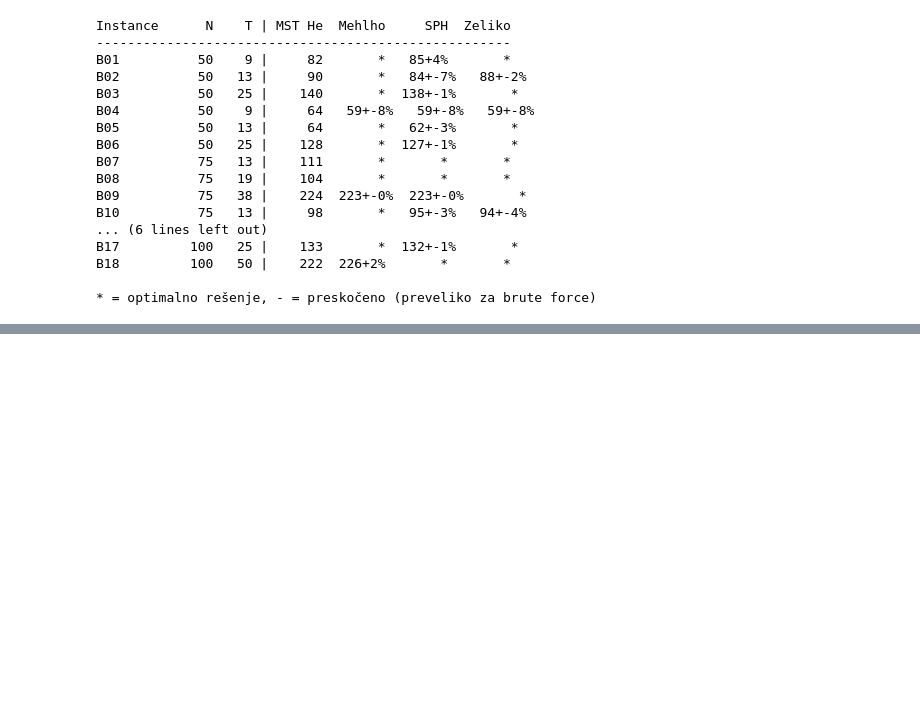
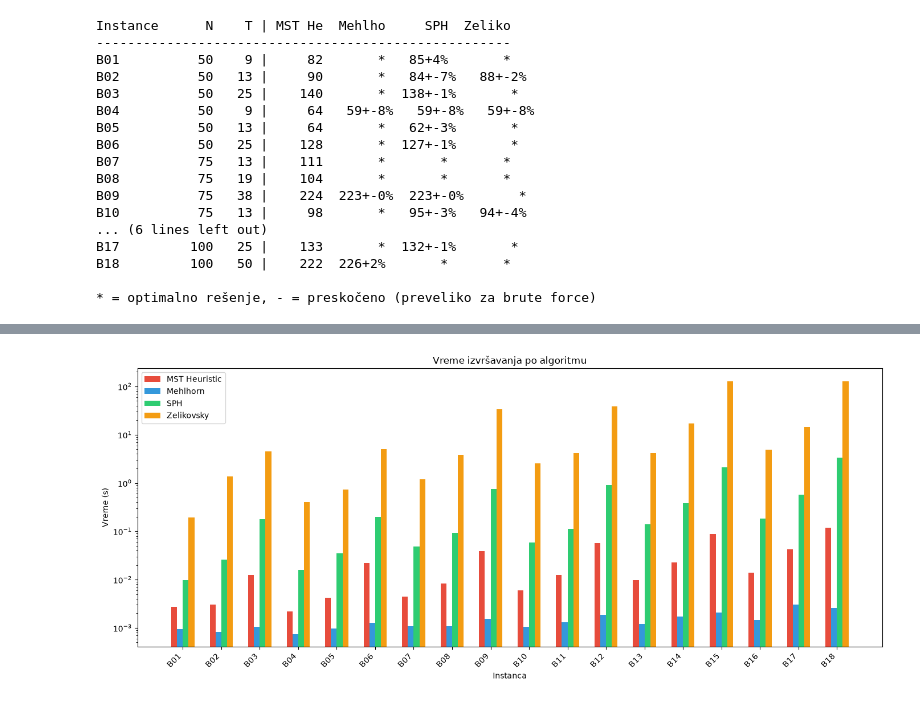
Before and after one commit to TinovoS/Approxiation-algorithms-for-Steiner-trees-in-weighted-graphs, a Jupyter notebook: 04_test_B.ipynb, the cells around one changed output, grey strips where cells are left out. Cells and saved outputs as stored; diff of their text form; code cells hidden in the pictures; blank space fills up the shorter version.

```diff
--- a/04_test_B.ipynb
+++ b/04_test_B.ipynb
@@ -36,0 +74,4 @@ B18         100   50 |    222  226+2%       *       *
+# %%
+plot_times(results, algorithms)
+# %% [output]
+[figure, added]
```
Also changed, not shown: parts of 24 cells of this notebook.
